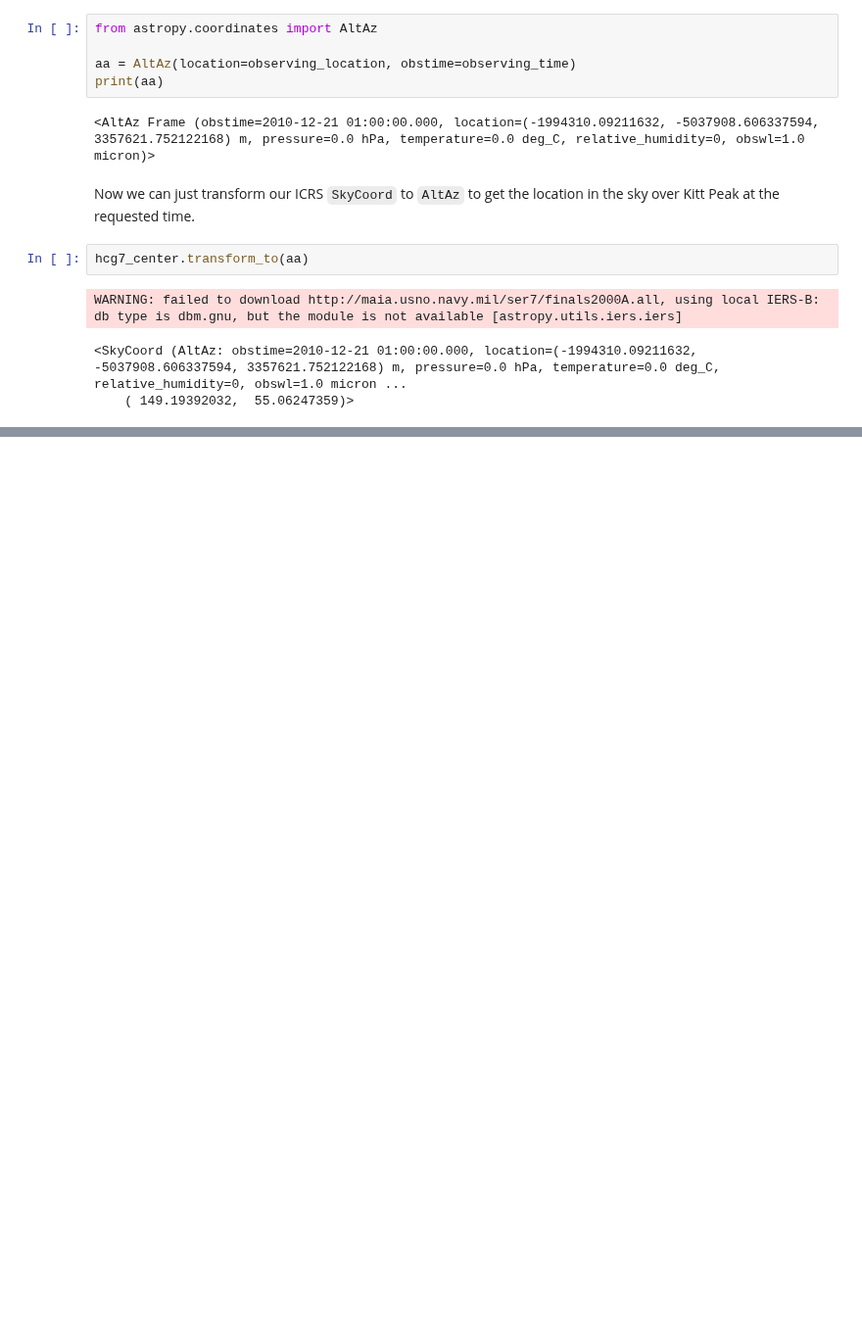
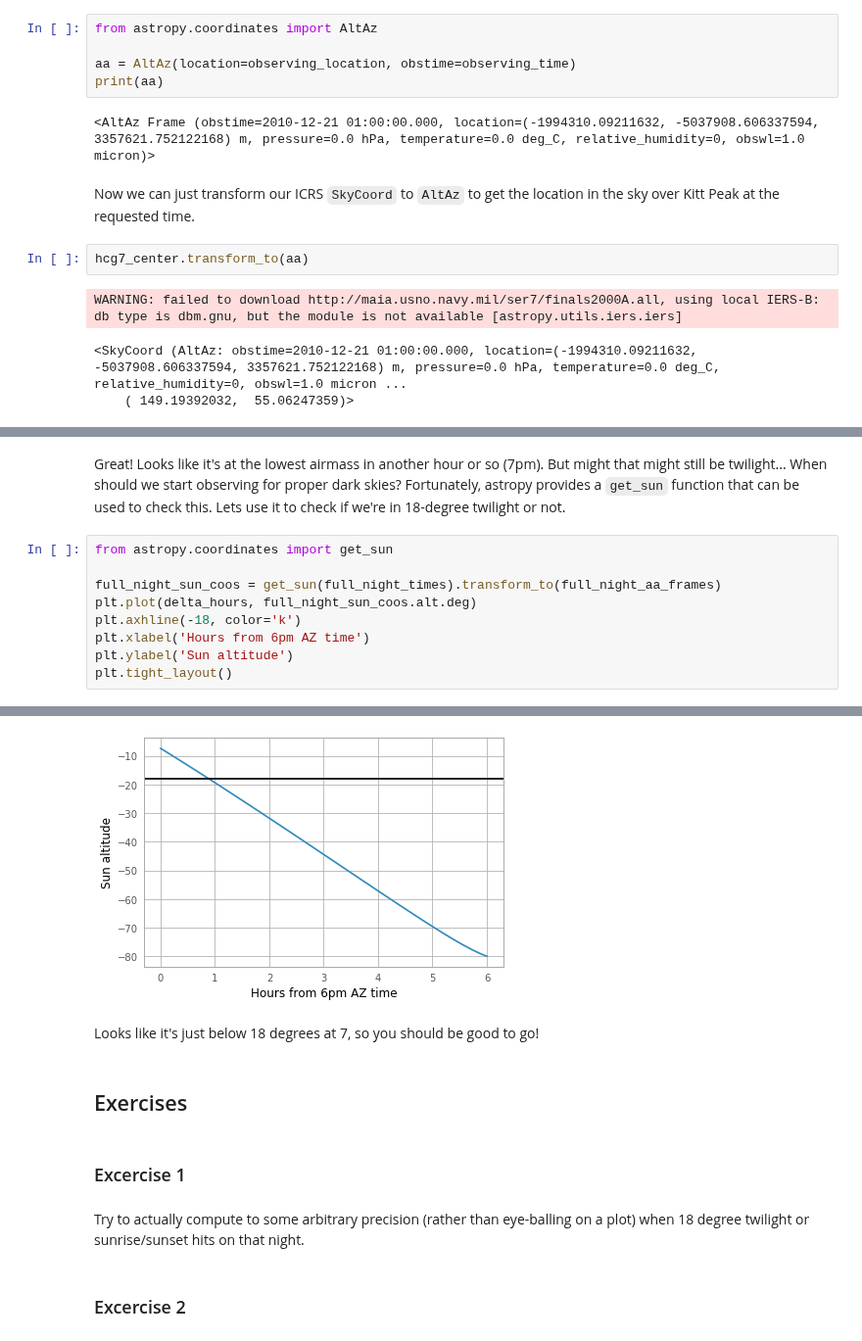
Before and after one commit to astropy/astropy-tutorials, a Jupyter notebook: tutorials/Coordinates-Transform/Coordinates-Transform.ipynb, the cells around one changed output, grey strips where cells are left out. Shown at 98% size. Drawn from its saved outputs; the diff is of its cells as text; blank space fills up the shorter version.

```diff
--- a/tutorials/Coordinates-Transform/Coordinates-Transform.ipynb
+++ b/tutorials/Coordinates-Transform/Coordinates-Transform.ipynb
@@ -97,0 +217,12 @@ WARNING: failed to download http://maia.usno.navy.mil/ser7/finals2000A.all, usin
+# %% [markdown]
+Great!  Looks like it's at the lowest airmass in another hour or so (7pm).  But might that might still be twilight... When should we start observing for proper dark skies?  Fortunately, astropy provides a ``get_sun`` function that can be used to check this.  Lets use it to check if we're in 18-degree twilight or not.
+# %%
+from astropy.coordinates import get_sun
+
+full_night_sun_coos = get_sun(full_night_times).transform_to(full_night_aa_frames)
+plt.plot(delta_hours, full_night_sun_coos.alt.deg)
+plt.axhline(-18, color='k')
+plt.xlabel('Hours from 6pm AZ time')
+plt.ylabel('Sun altitude')
+plt.tight_layout()
+# %% [output]
@@ -97,0 +230,11 @@ WARNING: failed to download http://maia.usno.navy.mil/ser7/finals2000A.all, usin
+[figure, added]
+# %% [markdown]
+Looks like it's just below 18 degrees at 7, so you should be good to go!
+# %% [markdown]
+## Exercises
+# %% [markdown]
+### Excercise 1
+# %% [markdown]
+Try to actually compute to some arbitrary precision (rather than eye-balling on a plot) when 18 degree twilight or sunrise/sunset hits on that night.
+# %% [markdown]
+### Excercise 2
```
Also changed, not shown: parts of 39 cells of this notebook.
